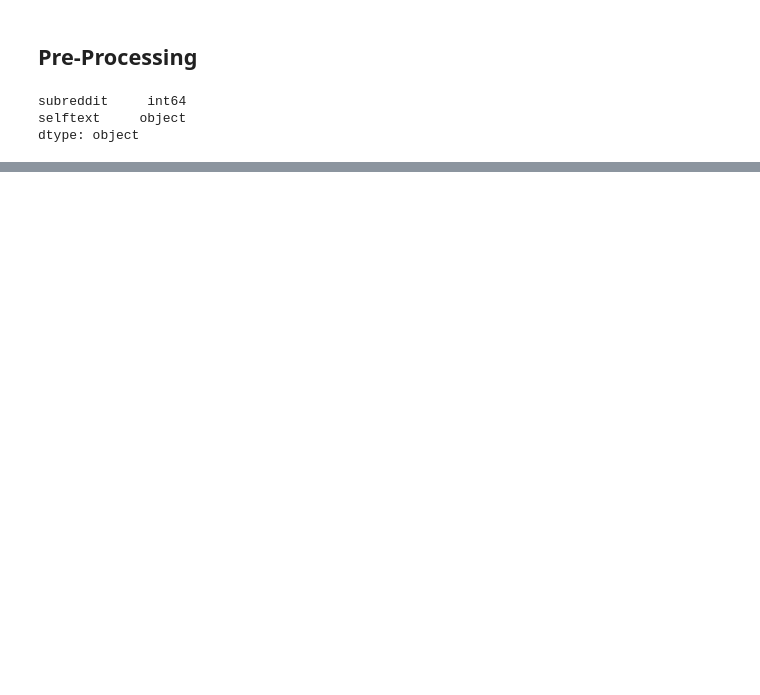
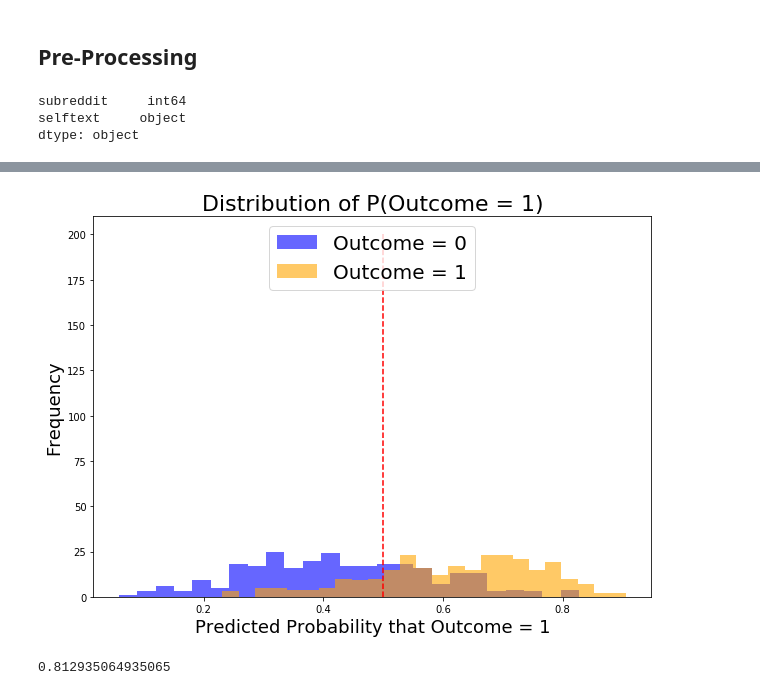
Before and after one commit to gabriel-jj/dsiprojects, a Jupyter notebook: project_3/Project 3.ipynb, the cells around one changed output, grey strips where cells are left out. Drawn from its saved outputs; the diff is of its cells as text; code cells hidden in the pictures; blank space fills up the shorter version.

```diff
--- a/project_3/Project 3.ipynb
+++ b/project_3/Project 3.ipynb
@@ -430,0 +461,4 @@ The TfidfVectorizer scores the same as CountVectorizer of 98%
+# %%
+# Fit GridSearch to training data.
+
+gs_tfid.fit(X_train_clean, y_train)
@@ -430,0 +590,4 @@ The TfidfVectorizer scores the same as CountVectorizer of 98%
+# %%
+# Fit GridSearch to training data.
+
+gs_nb.fit(X_train_clean, y_train)
@@ -430,0 +628,4 @@ The TfidfVectorizer scores the same as CountVectorizer of 98%
+# %%
+# Save the best model
+
+gs_nb_model = gs_nb.best_estimator_
@@ -430,0 +723,7 @@ The TfidfVectorizer scores the same as CountVectorizer of 98%
+# %%
+pred_proba = [i[1] for i in gs_nb_model.predict_proba(X_test_clean)]
+
+pred_df = pd.DataFrame({'true_values': y_test,
+                        'pred_probs' : pred_proba})
+
+pred_df.head()
@@ -430,0 +737,49 @@ The TfidfVectorizer scores the same as CountVectorizer of 98%
+# %%
+# Create figure.
+plt.figure(figsize = (10,7))
+
+# Create two histograms of observations.
+plt.hist(pred_df[pred_df['true_values'] == 0]['pred_probs'],
+         bins = 25,
+         color = 'b',
+         alpha = 0.6,
+         label = 'Outcome = 0')
+plt.hist(pred_df[pred_df['true_values'] == 1]['pred_probs'],
+         bins = 25,
+         color = 'orange',
+         alpha = 0.6,
+         label = 'Outcome = 1')
+
+# Add vertical line at P(Outcome = 1) = 0.5.
+plt.vlines(x = 0.5,
+           ymin = 0,
+           ymax = 200,
+           color = 'r',
+           linestyle = '--')
+
+# Add annotations for TN, FN, TP, FP.
+plt.annotate(xy = (0.00, 50),
+             s = 'TN',
+             size = 20)
+
+plt.annotate(xy = (0.01, 10),
+             s = 'FN',
+             size = 20)
+
+plt.annotate(xy = (0.95, 50),
+             s = 'TP',
+             size = 20)
+
+# Label axes.
+plt.title('Distribution of P(Outcome = 1)', fontsize = 22)
+plt.ylabel('Frequency', fontsize = 18)
+plt.xlabel('Predicted Probability that Outcome = 1', fontsize = 18)
+
+# Create legend.
+plt.legend(fontsize = 20, loc='upper center');
+# %% [output]
+[figure, added]
+# %%
+roc_auc_score(pred_df['true_values'], pred_df['pred_probs'])
+# %% [output]
+0.812935064935065
```
Also changed, not shown: parts of 122 cells of this notebook, 12 other files.
